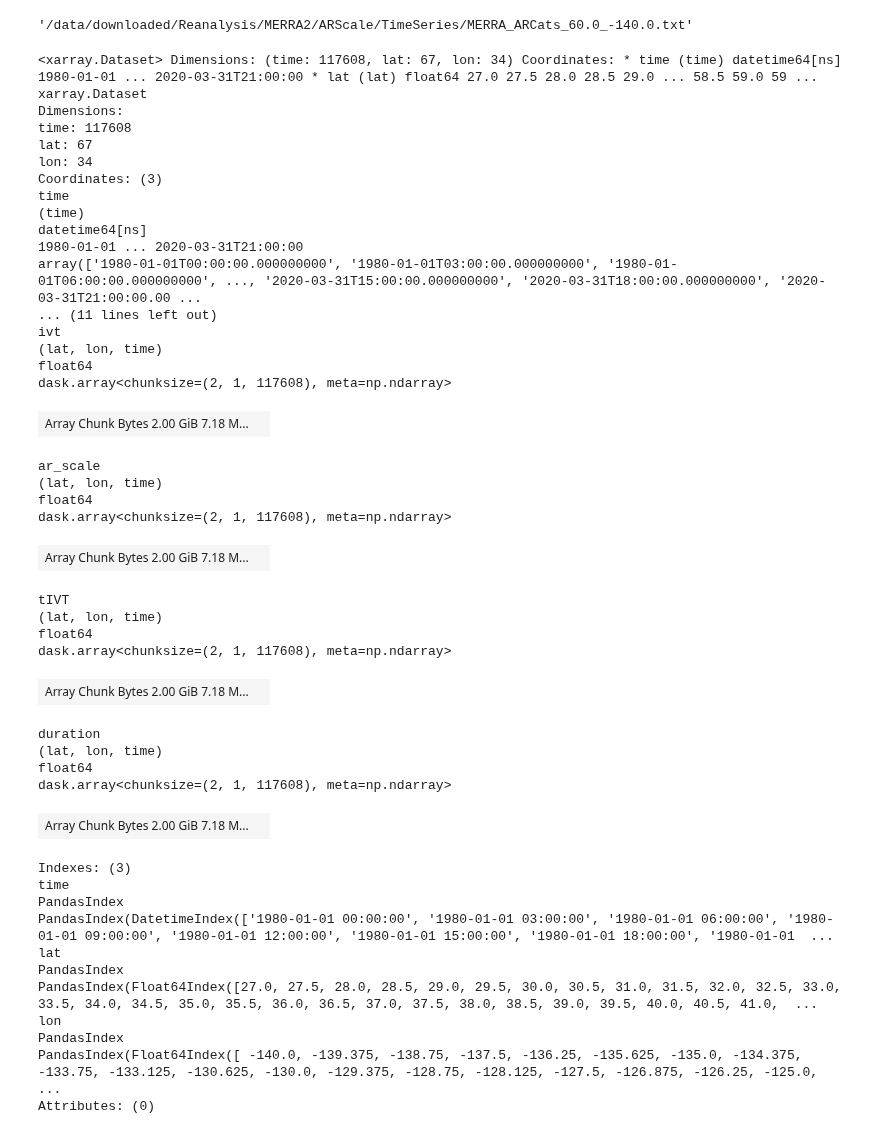
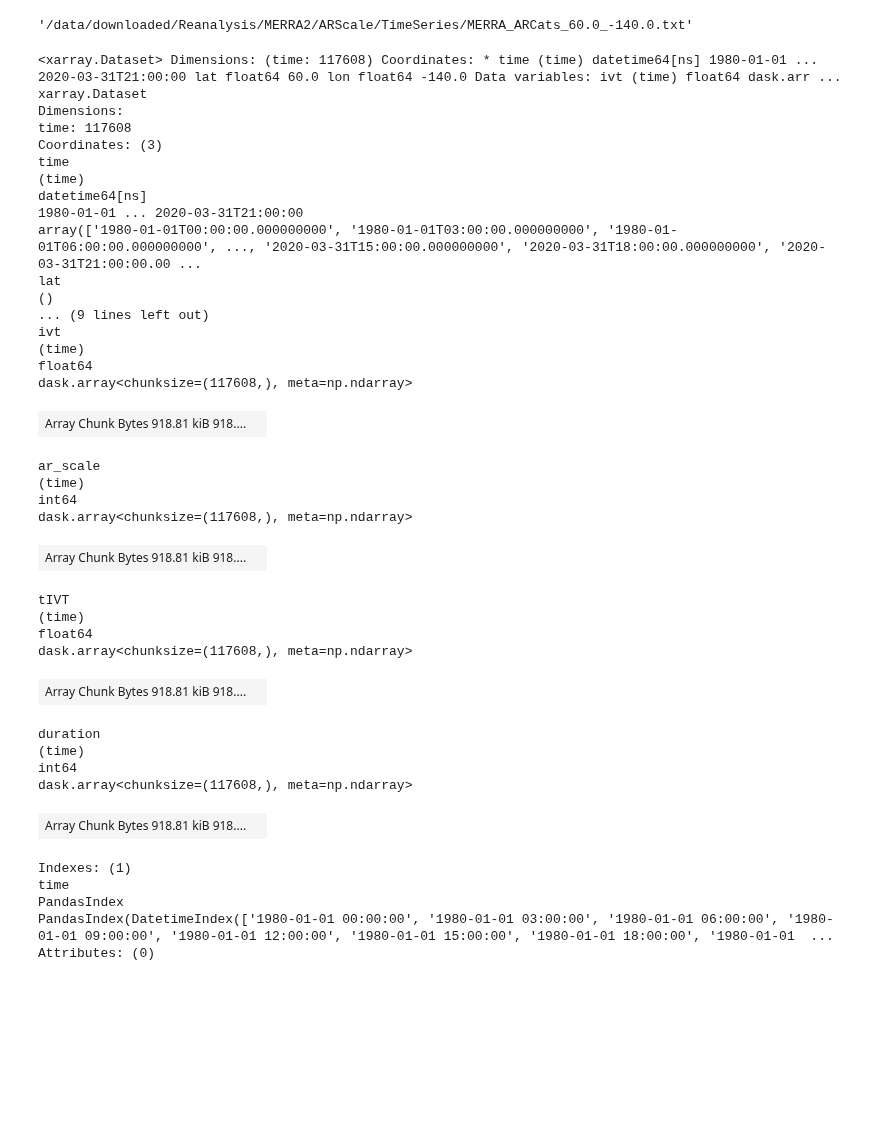
Before and after one commit to CW3E/CO_top-decile_precip_ARs_code, a Jupyter notebook: preprocess/preprocess_MERRA2_arscale.ipynb, the cells around one changed output. Drawn from its saved outputs; the diff is of its cells as text; code cells hidden in the pictures; blank space fills up the shorter version.

```diff
--- a/preprocess/preprocess_MERRA2_arscale.ipynb
+++ b/preprocess/preprocess_MERRA2_arscale.ipynb
@@ -118,66 +118,58 @@ def preprocess_MERRA2_txt_file_using_dask(fname, times):
     lat_val = float(strp_fname[1])
     lon_val = float(strp_fname[2])
     ds = ds.assign_coords(lat=lat_val, lon=lon_val) # reassign lat and lon as coords
-    ds = ds.expand_dims(dim={"lat": 1, "lon": 1})
+    # ds = ds.expand_dims(dim={"lat": 1, "lon": 1})
 
     return ds
 # %%
 ## get time information from first file
 df = pd.read_csv(filenames[0], header=None, names=['year', 'month', 'day', 'hour', 'ivt', 'ar_scale', 'tIVT', 'duration'], delimiter=' ')
 ## put time info into single column in datetime format
 times = pd.to_datetime(df[['year', 'month', 'day', 'hour']])
 
 ds_lst = []
 
 for i, fname in enumerate(filenames):
     ds = preprocess_MERRA2_txt_file_using_dask(fname, times)
     ds_lst.append(ds)
 
-## combine ds_lst by coordinates
-ds_final = xr.combine_by_coords(ds_lst)
-ds_final
+ds_lst[0]
 # %% [output]
-<xarray.Dataset> Dimensions: (time: 117608, lat: 67, lon: 34) Coordinates: * time (time) datetime64[ns] 1980-01-01 ... 2020-03-31T21:00:00 * lat (lat) float64 27.0 27.5 28.0 28.5 29.0 ... 58.5 59.0 59 ...
+<xarray.Dataset> Dimensions: (time: 117608) Coordinates: * time (time) datetime64[ns] 1980-01-01 ... 2020-03-31T21:00:00 lat float64 60.0 lon float64 -140.0 Data variables: ivt (time) float64 dask.arr ...
 xarray.Dataset
 Dimensions:
 time: 117608
-lat: 67
-lon: 34
 Coordinates: (3)
 time
 (time)
 datetime64[ns]
 1980-01-01 ... 2020-03-31T21:00:00
 array(['1980-01-01T00:00:00.000000000', '1980-01-01T03:00:00.000000000', '1980-01-01T06:00:00.000000000', ..., '2020-03-31T15:00:00.000000000', '2020-03-31T18:00:00.000000000', '2020-03-31T21:00:00.00 ...
-... (11 lines left out)
+lat
+()
+... (9 lines left out)
 ivt
-(lat, lon, time)
+(time)
 float64
-dask.array<chunksize=(2, 1, 117608), meta=np.ndarray>
+dask.array<chunksize=(117608,), meta=np.ndarray>
-| Array Chunk Bytes 2.00 GiB 7.18 M... |  |
+| Array Chunk Bytes 918.81 kiB 918.... |  |
 ar_scale
-(lat, lon, time)
-float64
-dask.array<chunksize=(2, 1, 117608), meta=np.ndarray>
+(time)
+int64
+dask.array<chunksize=(117608,), meta=np.ndarray>
-| Array Chunk Bytes 2.00 GiB 7.18 M... |  |
+| Array Chunk Bytes 918.81 kiB 918.... |  |
 tIVT
-(lat, lon, time)
+(time)
 float64
-dask.array<chunksize=(2, 1, 117608), meta=np.ndarray>
+dask.array<chunksize=(117608,), meta=np.ndarray>
-| Array Chunk Bytes 2.00 GiB 7.18 M... |  |
+| Array Chunk Bytes 918.81 kiB 918.... |  |
 duration
-(lat, lon, time)
-float64
-dask.array<chunksize=(2, 1, 117608), meta=np.ndarray>
+(time)
+int64
+dask.array<chunksize=(117608,), meta=np.ndarray>
-| Array Chunk Bytes 2.00 GiB 7.18 M... |  |
+| Array Chunk Bytes 918.81 kiB 918.... |  |
-Indexes: (3)
+Indexes: (1)
 time
 PandasIndex
 PandasIndex(DatetimeIndex(['1980-01-01 00:00:00', '1980-01-01 03:00:00', '1980-01-01 06:00:00', '1980-01-01 09:00:00', '1980-01-01 12:00:00', '1980-01-01 15:00:00', '1980-01-01 18:00:00', '1980-01-01  ...
-lat
-PandasIndex
-PandasIndex(Float64Index([27.0, 27.5, 28.0, 28.5, 29.0, 29.5, 30.0, 30.5, 31.0, 31.5, 32.0, 32.5, 33.0, 33.5, 34.0, 34.5, 35.0, 35.5, 36.0, 36.5, 37.0, 37.5, 38.0, 38.5, 39.0, 39.5, 40.0, 40.5, 41.0,  ...
-lon
-PandasIndex
-PandasIndex(Float64Index([ -140.0, -139.375, -138.75, -137.5, -136.25, -135.625, -135.0, -134.375, -133.75, -133.125, -130.625, -130.0, -129.375, -128.75, -128.125, -127.5, -126.875, -126.25, -125.0,  ...
 Attributes: (0)
```
Also changed, not shown: parts of 1 cell of this notebook, 2 other files.
